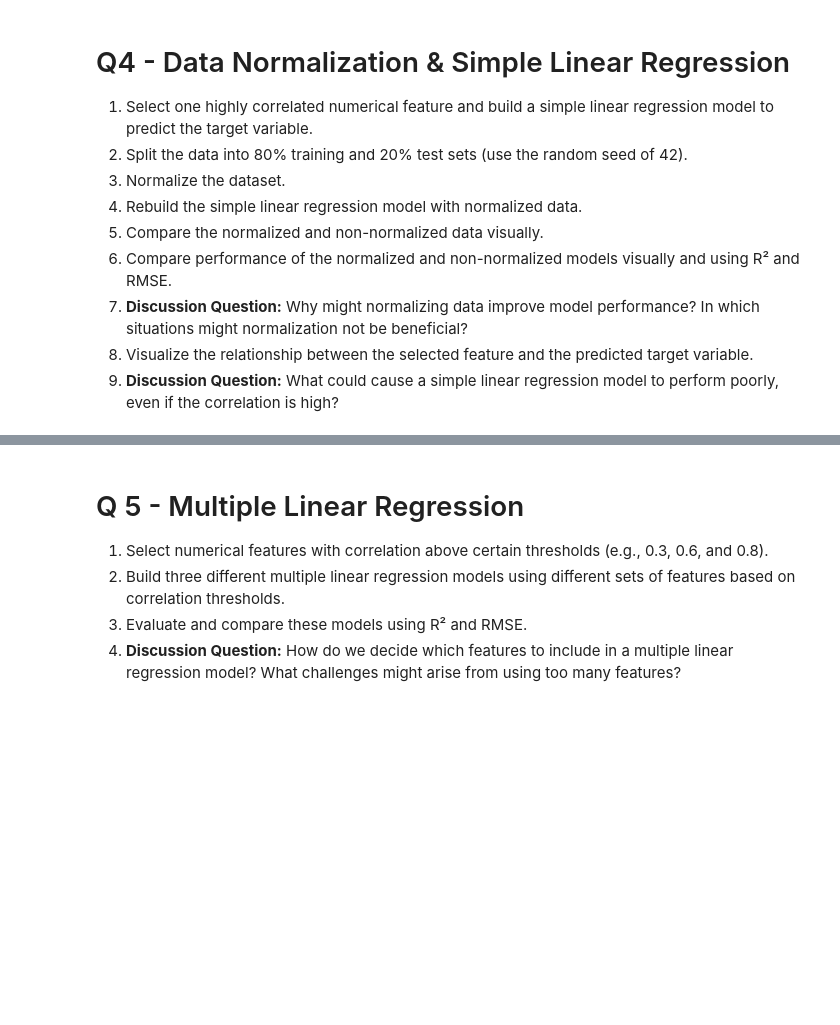
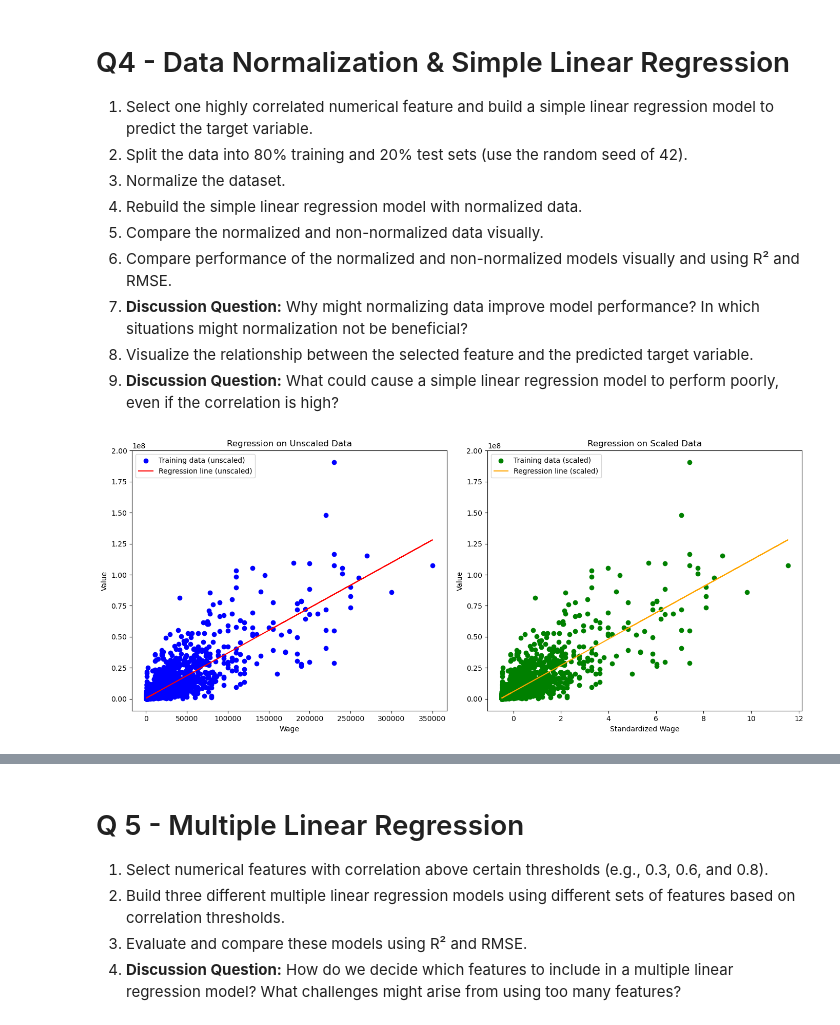
Before and after one commit to Benjamin-2003/Assignment-1, a Jupyter notebook: Assignment 1_Linear Regression.ipynb, the cells around one changed output, grey strips where cells are left out. Drawn from its saved outputs; the diff is of its cells as text; code cells hidden in the pictures; blank space fills up the shorter version.

```diff
--- a/Assignment 1_Linear Regression.ipynb
+++ b/Assignment 1_Linear Regression.ipynb
@@ -161,3 +160,94 @@ plt.show()
 7. **Discussion Question:** Why might normalizing data improve model performance? In which situations might normalization not be beneficial?
 8. Visualize the relationship between the selected feature and the predicted target variable.
 9. **Discussion Question:** What could cause a simple linear regression model to perform poorly, even if the correlation is high?
+# %%
+# Separating target and attribute values
+X = df[['Wage']].values
+y = df['Value'].values
+
+# Splitting train and test
+from sklearn.model_selection import train_test_split
+X_train, X_test, y_train, y_test = train_test_split(
+ X, y, test_size=0.2, random_state=42)
+
+# Generate standardized data
+from sklearn.preprocessing import StandardScaler
+sc = StandardScaler()
+X_train_std = sc.fit_transform(X_train)
+X_test_std = sc.transform(X_test)
+
+# Fit model to data set using unscaled data
+from sklearn.linear_model import LinearRegression
+slr = LinearRegression()
+slr.fit(X_train, y_train)
+
+# Fit model to data set using scaled data
+slrstd = LinearRegression()
+slrstd.fit(X_train_std, y_train)
+
+import matplotlib.pyplot as plt
+
+# Scatter plot of original (unscaled) data and regression line
+plt.figure(figsize=(14, 6))
+
+# Plot 1: Original unscaled data
+plt.subplot(1, 2, 1)  # 1 row, 2 columns, first plot
+plt.scatter(X_train, y_train, color='blue', label='Training data (unscaled)')
+plt.plot(X_train, slr.predict(X_train), color='red', label='Regression line (unscaled)')
+plt.title('Regression on Unscaled Data')
+plt.xlabel('Wage')
+plt.ylabel('Value')
+plt.legend()
+
+# Plot 2: Standardized data
+plt.subplot(1, 2, 2)  # 1 row, 2 columns, second plot
+plt.scatter(X_train_std, y_train, color='green', label='Training data (scaled)')
+plt.plot(X_train_std, slrstd.predict(X_train_std), color='orange', label='Regression line (scaled)')
+plt.title('Regression on Scaled Data')
+plt.xlabel('Standardized Wage')
+plt.ylabel('Value')
+plt.legend()
+
+# Display the plots
+plt.tight_layout()
+plt.show()
+
+# Evaluation of non-scaled data
+from sklearn.metrics import r2_score, mean_squared_error
+y_pred_test = slr.predict(X_test)
+print ('Scaled Data:')
+print ('R2 = ', r2_score(y_test, y_pred_test))
+print ('RMSE = ', mean_squared_error(y_test, y_pred_test, squared=False))
+
+# Evaluation of scaled data
+y_pred_test_std = slrstd.predict(X_test_std)
+print ('Un-Scaled Data:')
+print ('R2 = ', r2_score(y_test, y_pred_test_std))
+print ('RMSE = ', mean_squared_error(y_test, y_pred_test_std, squared=False))
+
+# Visualizing the performance
+plt.figure(figsize=(14, 6))
+
+# Plot 1: Actual vs Predicted for Unscaled model
+plt.subplot(1, 2, 1)  # 1 row, 2 columns, first plot
+plt.scatter(y_test, y_pred_test, color='blue', label='Predicted vs Actual (Unscaled)')
+plt.plot([min(y_test), max(y_test)], [min(y_test), max(y_test)], color='red', label='Perfect Prediction Line')
+plt.title('Unscaled Model: Actual vs Predicted')
+plt.xlabel('Actual Value')
+plt.ylabel('Predicted Value')
+plt.legend()
+
+# Plot 2: Actual vs Predicted for Scaled model
+plt.subplot(1, 2, 2)  # 1 row, 2 columns, second plot
+plt.scatter(y_test, y_pred_test_std, color='green', label='Predicted vs Actual (Scaled)')
+plt.plot([min(y_test), max(y_test)], [min(y_test), max(y_test)], color='orange', label='Perfect Prediction Line')
+plt.title('Scaled Model: Actual vs Predicted')
+plt.xlabel('Actual Value')
+plt.ylabel('Predicted Value')
+plt.legend()
+
+# Display the plots
+plt.tight_layout()
+plt.show()
+# %% [output]
+[figure, added]
```
Also changed, not shown: parts of 11 cells of this notebook.
